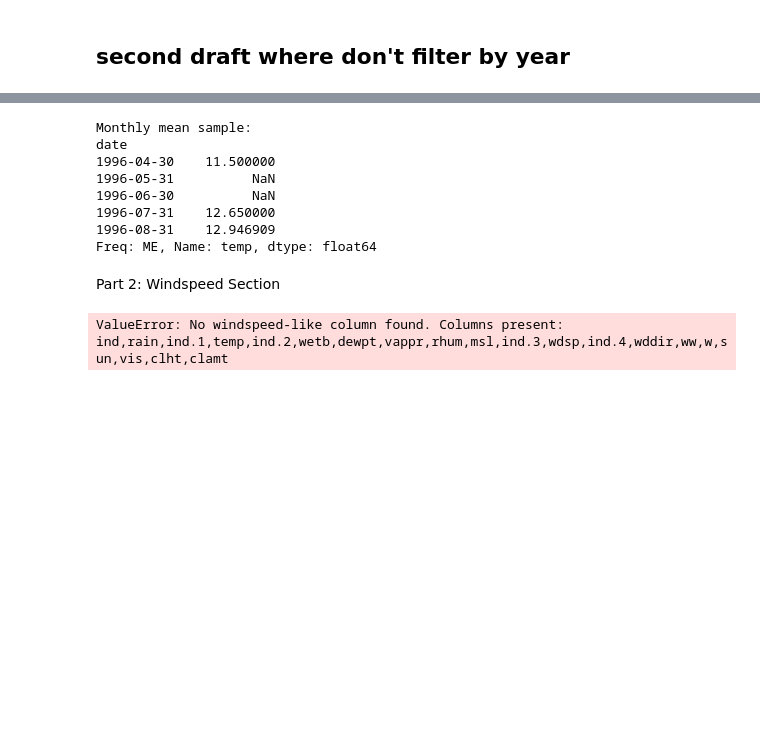
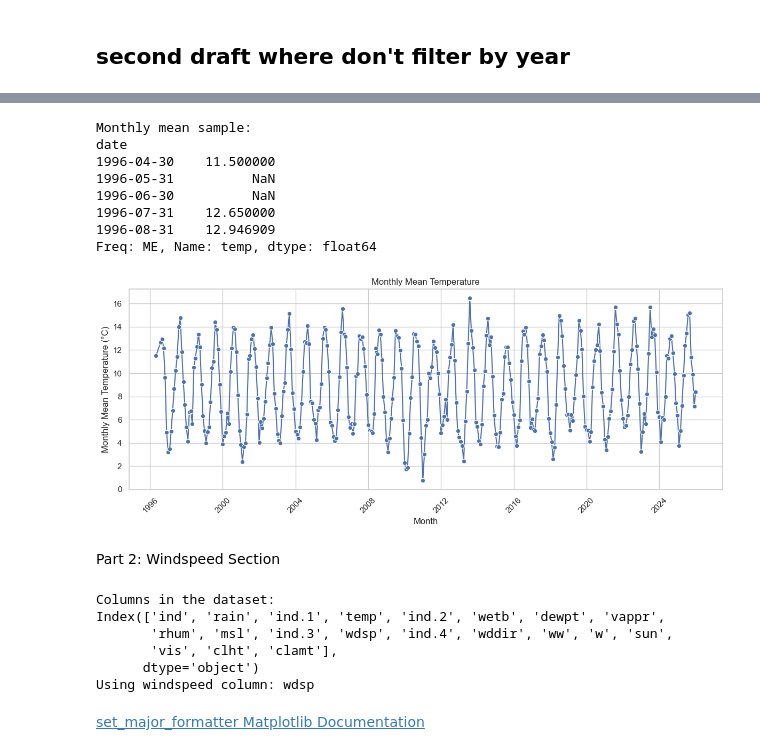
Before and after one commit to LDonn32/PDFA, a Jupyter notebook: Assignments/assignment06-weather.ipynb, the cells around one changed output, grey strips where cells are left out. Drawn from its saved outputs; the diff is of its cells as text; code cells hidden in the pictures; blank space fills up the shorter version.

```diff
--- a/Assignments/assignment06-weather.ipynb
+++ b/Assignments/assignment06-weather.ipynb
@@ -265,48 +265,56 @@ Freq: D, Name: temp, dtype: float64
 # %%
-# Monthly mean temperature
-monthly_mean = df['temp'].resample('M').mean()
+# Monthly mean temperature.
+monthly_mean = df['temp'].resample('ME').mean()
 print('\nMonthly mean sample:')
 print(monthly_mean.head())
+
 
 plt.figure(figsize=(12,5))
 ax = sns.lineplot(x=monthly_mean.index, y=monthly_mean.values, marker='o')
 ax.set_title('Monthly Mean Temperature')
 ax.set_xlabel('Month')
 ax.set_ylabel('Monthly Mean Temperature (°C)')
-ax.xaxis.set_major_locator(mdates.MonthLocator(interval=1))
-ax.xaxis.set_major_formatter(mdates.ConciseDateFormatter(mdates.AutoDateLocator()))
+
+# rotate labels for better fit.
+# See: https://www.geeksforgeeks.org/python/how-to-rotate-x-axis-tick-label-text-in-matplotlib/
+plt.xticks(rotation=45)
 plt.tight_layout()
 plt.show()
 # %% [output]
 Monthly mean sample:
 date
 1996-04-30    11.500000
 1996-05-31          NaN
 1996-06-30          NaN
 1996-07-31    12.650000
 1996-08-31    12.946909
 Freq: ME, Name: temp, dtype: float64
+[figure, added]
 # %% [markdown]
 Part 2: Windspeed Section
-# %%
-# Windspeed section
-
-# Identify windspeed column
-possible_wind_cols = [c for c in df.columns if c.lower() in (
-    'wind','windsp','windspeed','windspd','ff','spd','wind_speed','ws','wind speed')]
-
-if not possible_wind_cols:
-    # if none found by exact matches, do a fuzzy-ish search
-    possible_wind_cols = [c for c in df.columns if 'wind' in c.lower() or 'spd' in c.lower()]
-
-if not possible_wind_cols:
-    raise ValueError('No windspeed-like column found. Columns present: ' + ','.join(df.columns))
-
-wcol = possible_wind_cols[0]
-print('\nUsing windspeed column:', wcol)
-
-# Convert to numeric (coerce non-numeric to NaN)
-df[wcol] = pd.to_numeric(df[wcol], errors='coerce')
-# %% [output]
-ValueError: No windspeed-like column found. Columns present: ind,rain,ind.1,temp,ind.2,wetb,dewpt,vappr,rhum,msl,ind.3,wdsp,ind.4,wddir,ww,w,sun,vis,clht,clamt
+# %%
+# Print all column names to find which one reflects windspeed
+print("Columns in the dataset:")
+print(df.columns)
+
+# After checking the columns outputted, manually set the windspeed column name.
+wcol = 'wdsp'
+
+print("Using windspeed column:", wcol)
+
+# Convert windspeed column to numeric.
+# see: https://pandas.pydata.org/pandas-docs/stable/reference/api/pandas.to_numeric.html
+df[wcol] = pd.to_numeric(
+    df[wcol].astype(str).str.replace(',', '.', regex=False), # replace commas with dots
+    errors='coerce'
+)
+# %% [output]
+Columns in the dataset:
+Index(['ind', 'rain', 'ind.1', 'temp', 'ind.2', 'wetb', 'dewpt', 'vappr',
+       'rhum', 'msl', 'ind.3', 'wdsp', 'ind.4', 'wddir', 'ww', 'w', 'sun',
+       'vis', 'clht', 'clamt'],
+      dtype='object')
+Using windspeed column: wdsp
+# %% [markdown]
+[set_major_formatter Matplotlib Documentation](https://matplotlib.org/stable/api/_as_gen/matplotlib.axis.Axis.set_major_formatter.html)
 # %%
```
Also changed, not shown: parts of 12 cells of this notebook, 1 other file.
